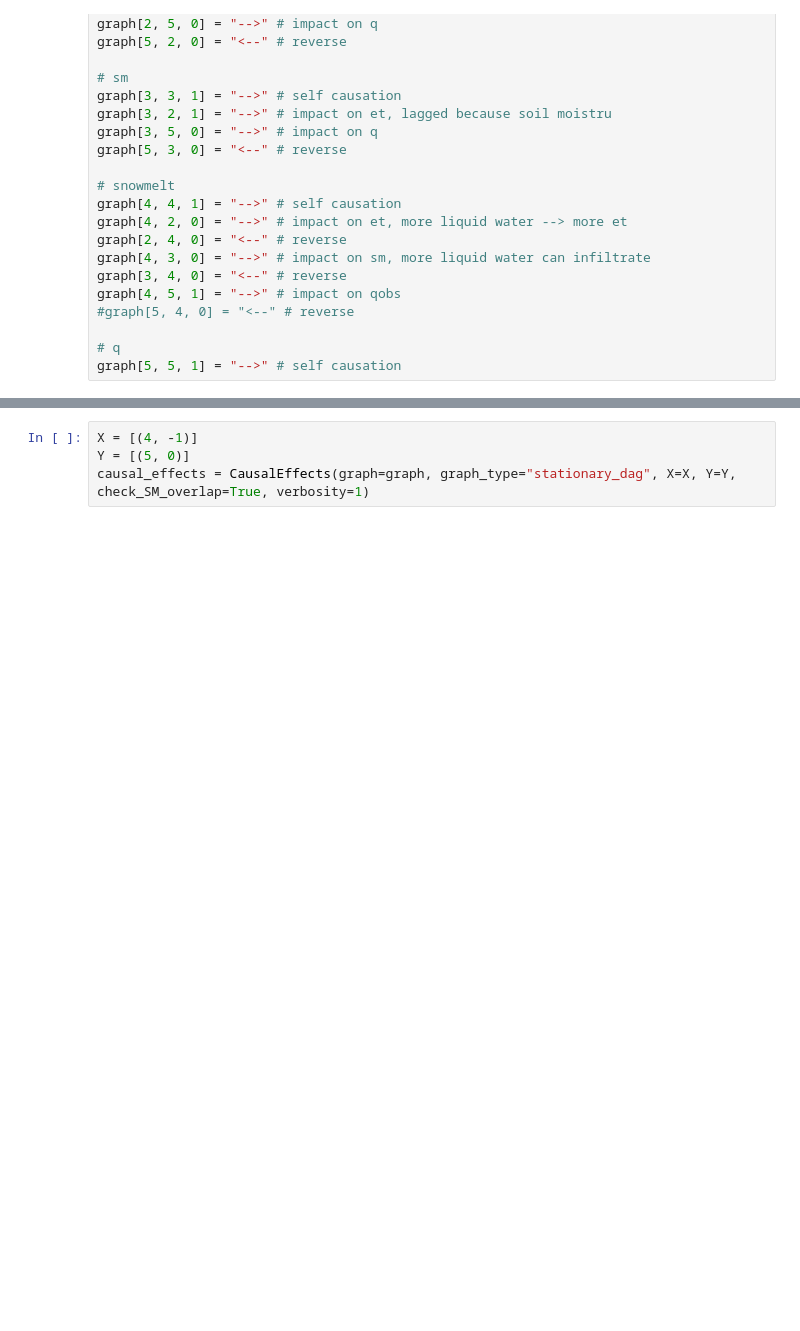
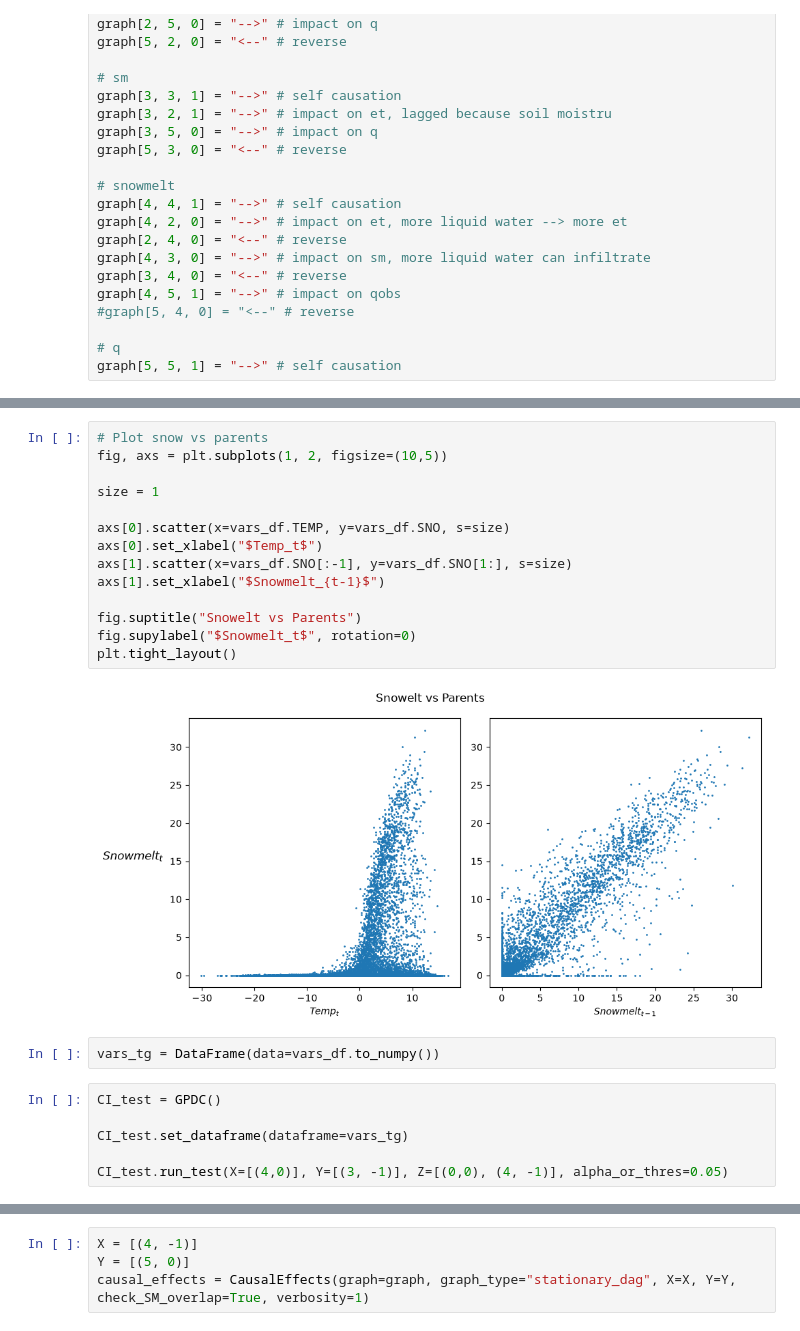
Before and after one commit to tripleUU-U/snow_causal_inference, a Jupyter notebook: code/basin_workflow.ipynb, the cells around one changed output, grey strips where cells are left out. Saved outputs shown, nothing was run; the diff lists cells and outputs as text; blank space fills up the shorter version.

```diff
--- a/code/basin_workflow.ipynb
+++ b/code/basin_workflow.ipynb
@@ -218,0 +193,24 @@ tp.plot_time_series_graph(graph=graph, var_names=vars_df.columns, curved_radius=
+# %%
+# Plot snow vs parents
+fig, axs = plt.subplots(1, 2, figsize=(10,5))
+
+size = 1
+
+axs[0].scatter(x=vars_df.TEMP, y=vars_df.SNO, s=size)
+axs[0].set_xlabel("$Temp_t$")
+axs[1].scatter(x=vars_df.SNO[:-1], y=vars_df.SNO[1:], s=size)
+axs[1].set_xlabel("$Snowmelt_{t-1}$")
+
+fig.suptitle("Snowelt vs Parents")
+fig.supylabel("$Snowmelt_t$", rotation=0)
+plt.tight_layout()
+# %% [output]
+[figure, added]
+# %%
+vars_tg = DataFrame(data=vars_df.to_numpy())
+# %%
+CI_test = GPDC()
+
+CI_test.set_dataframe(dataframe=vars_tg)
+
+CI_test.run_test(X=[(4,0)], Y=[(3, -1)], Z=[(0,0), (4, -1)], alpha_or_thres=0.05)
```
Also changed, not shown: parts of 15 cells of this notebook, 2 other files.
